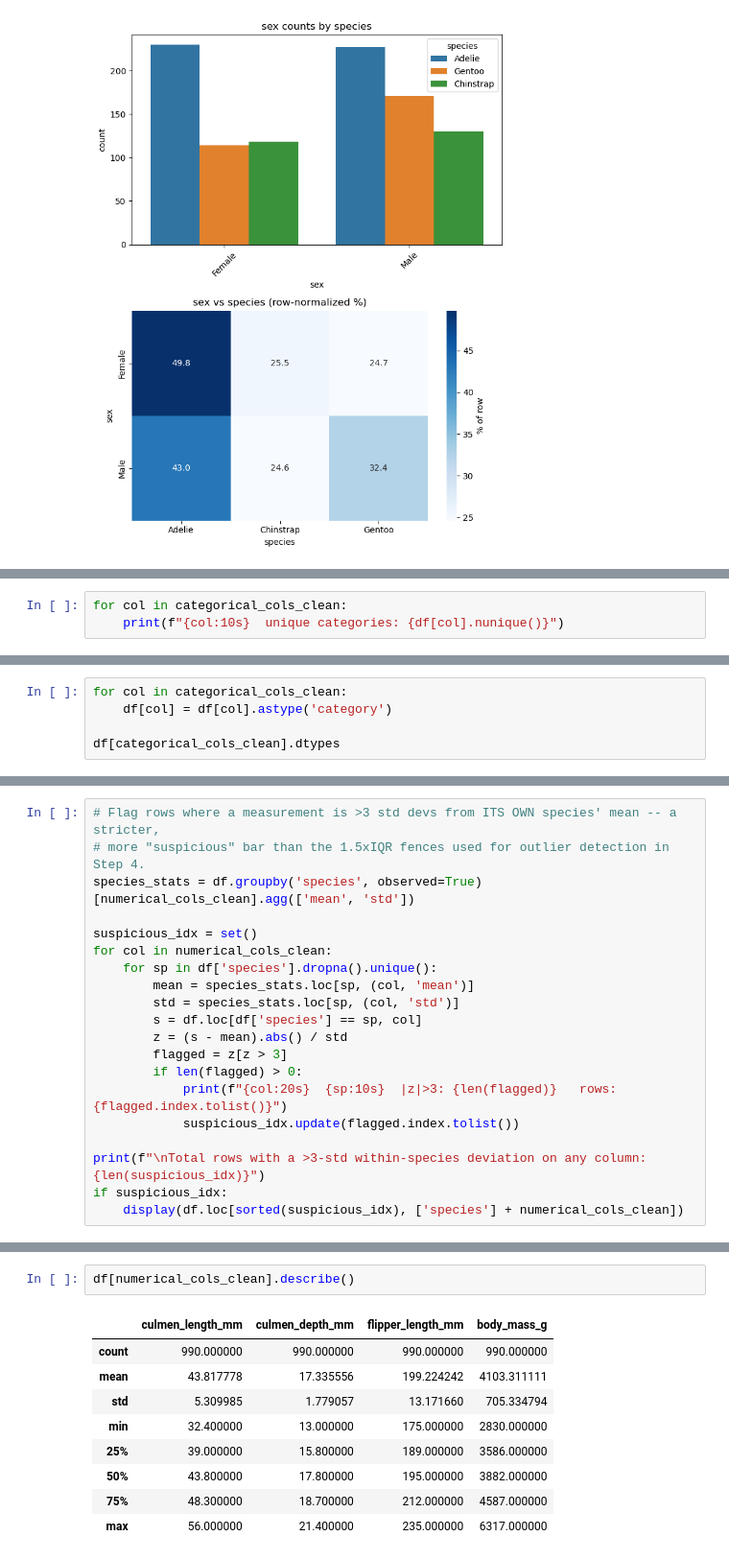
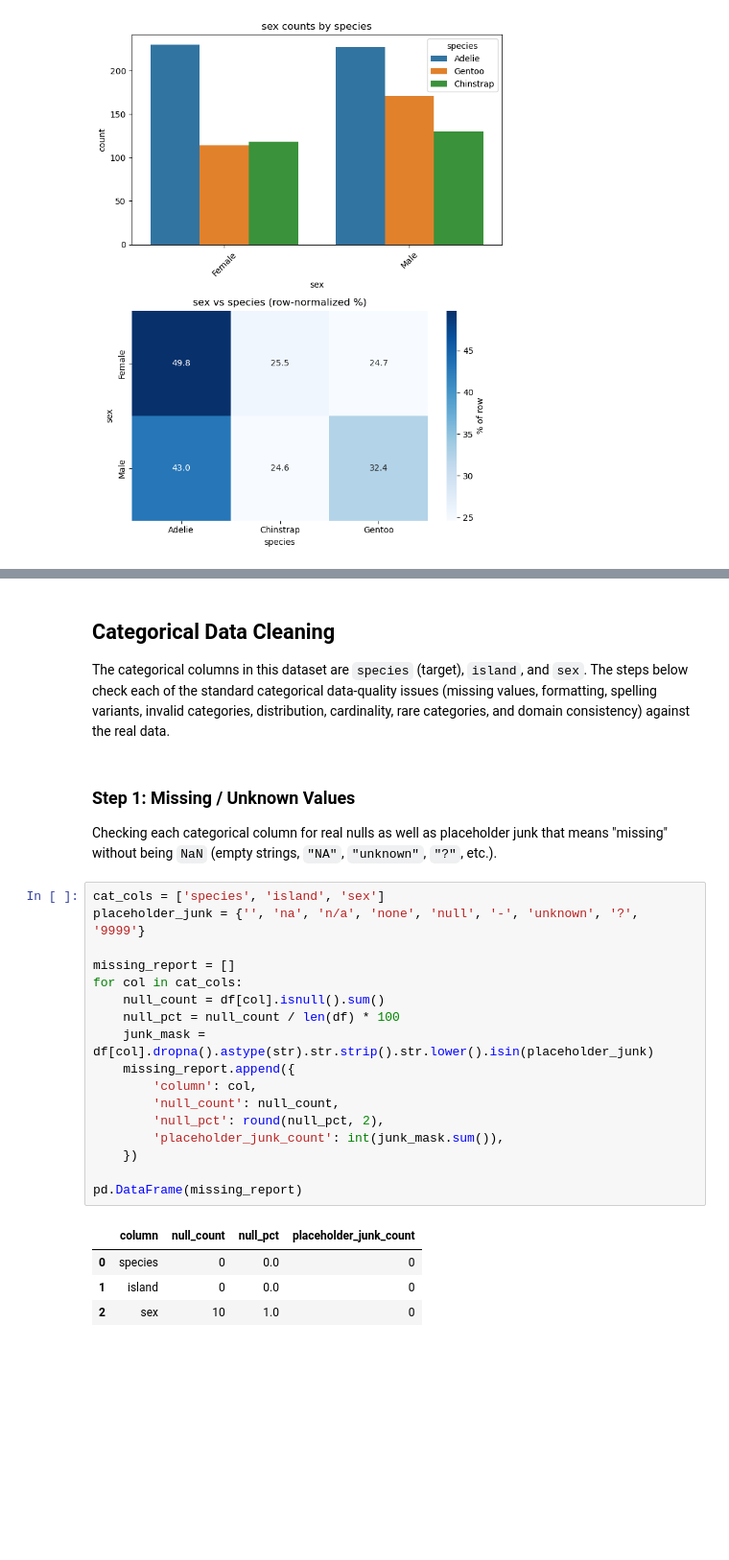
Before and after one commit to rohail410/Penguin-Species-Classification-Project, a Jupyter notebook: project.ipynb, the cells around one changed output, grey strips where cells are left out. Shown at 96% size. Saved outputs shown, nothing was run; the diff lists cells and outputs as text; blank space fills up the shorter version.

Commit message:
chore: some changes in the categorical column cleaning work

```diff
--- a/project.ipynb
+++ b/project.ipynb
@@ -475,3 +325,0 @@ Counting unique categories per column to flag anything unexpectedly high for a c
-# %%
-for col in categorical_cols_clean:
-    print(f"{col:10s}  unique categories: {df[col].nunique()}")
@@ -527,5 +325,0 @@ Converting `species`, `island`, and `sex` from `object` to pandas `category` dty
-# %%
-for col in categorical_cols_clean:
-    df[col] = df[col].astype('category')
-
-df[categorical_cols_clean].dtypes
@@ -804,20 +325,0 @@ Beyond the mechanical IQR fences in Step 4, checking for combinations that are i
-# %%
-# Flag rows where a measurement is >3 std devs from ITS OWN species' mean -- a stricter,
-# more "suspicious" bar than the 1.5xIQR fences used for outlier detection in Step 4.
-species_stats = df.groupby('species', observed=True)[numerical_cols_clean].agg(['mean', 'std'])
-
-suspicious_idx = set()
-for col in numerical_cols_clean:
-    for sp in df['species'].dropna().unique():
-        mean = species_stats.loc[sp, (col, 'mean')]
-        std = species_stats.loc[sp, (col, 'std')]
-        s = df.loc[df['species'] == sp, col]
-        z = (s - mean).abs() / std
-        flagged = z[z > 3]
-        if len(flagged) > 0:
-            print(f"{col:20s}  {sp:10s}  |z|>3: {len(flagged)}   rows: {flagged.index.tolist()}")
-            suspicious_idx.update(flagged.index.tolist())
-
-print(f"\nTotal rows with a >3-std within-species deviation on any column: {len(suspicious_idx)}")
-if suspicious_idx:
-    display(df.loc[sorted(suspicious_idx), ['species'] + numerical_cols_clean])
@@ -888,12 +326,30 @@ Final state below matches the original numerical data exactly.
-# %%
-df[numerical_cols_clean].describe()
-# %% [output]
-|  | culmen_length_mm | culmen_depth_mm | flipper_length_mm | body_mass_g |
-| count | 990.000000 | 990.000000 | 990.000000 | 990.000000 |
-| mean | 43.817778 | 17.335556 | 199.224242 | 4103.311111 |
-| std | 5.309985 | 1.779057 | 13.171660 | 705.334794 |
-| min | 32.400000 | 13.000000 | 175.000000 | 2830.000000 |
-| 25% | 39.000000 | 15.800000 | 189.000000 | 3586.000000 |
-| 50% | 43.800000 | 17.800000 | 195.000000 | 3882.000000 |
-| 75% | 48.300000 | 18.700000 | 212.000000 | 4587.000000 |
-| max | 56.000000 | 21.400000 | 235.000000 | 6317.000000 |
+# %% [markdown]
+## Categorical Data Cleaning
+
+The categorical columns in this dataset are `species` (target), `island`, and `sex`. The steps below check each of the standard categorical data-quality issues (missing values, formatting, spelling variants, invalid categories, distribution, cardinality, rare categories, and domain consistency) against the real data.
+# %% [markdown]
+### Step 1: Missing / Unknown Values
+
+Checking each categorical column for real nulls as well as placeholder junk that means "missing" without being `NaN` (empty strings, `"NA"`, `"unknown"`, `"?"`, etc.).
+# %%
+cat_cols = ['species', 'island', 'sex']
+placeholder_junk = {'', 'na', 'n/a', 'none', 'null', '-', 'unknown', '?', '9999'}
+
+missing_report = []
+for col in cat_cols:
+    null_count = df[col].isnull().sum()
+    null_pct = null_count / len(df) * 100
+    junk_mask = df[col].dropna().astype(str).str.strip().str.lower().isin(placeholder_junk)
+    missing_report.append({
+        'column': col,
+        'null_count': null_count,
+        'null_pct': round(null_pct, 2),
+        'placeholder_junk_count': int(junk_mask.sum()),
+    })
+
+pd.DataFrame(missing_report)
+# %% [output]
+|  | column | null_count | null_pct | placeholder_junk_count |
+| 0 | species | 0 | 0.0 | 0 |
+| 1 | island | 0 | 0.0 | 0 |
+| 2 | sex | 10 | 1.0 | 0 |
```
Also changed, not shown: parts of 62 cells of this notebook, 4 other files.
